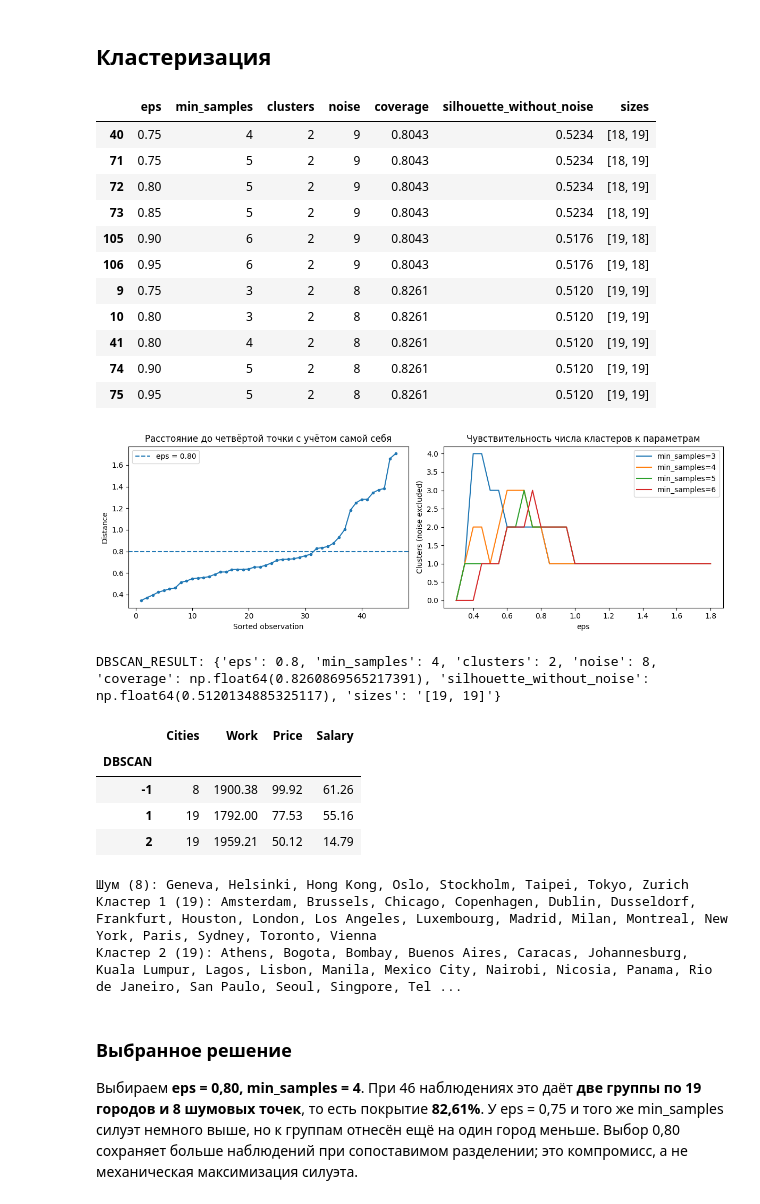
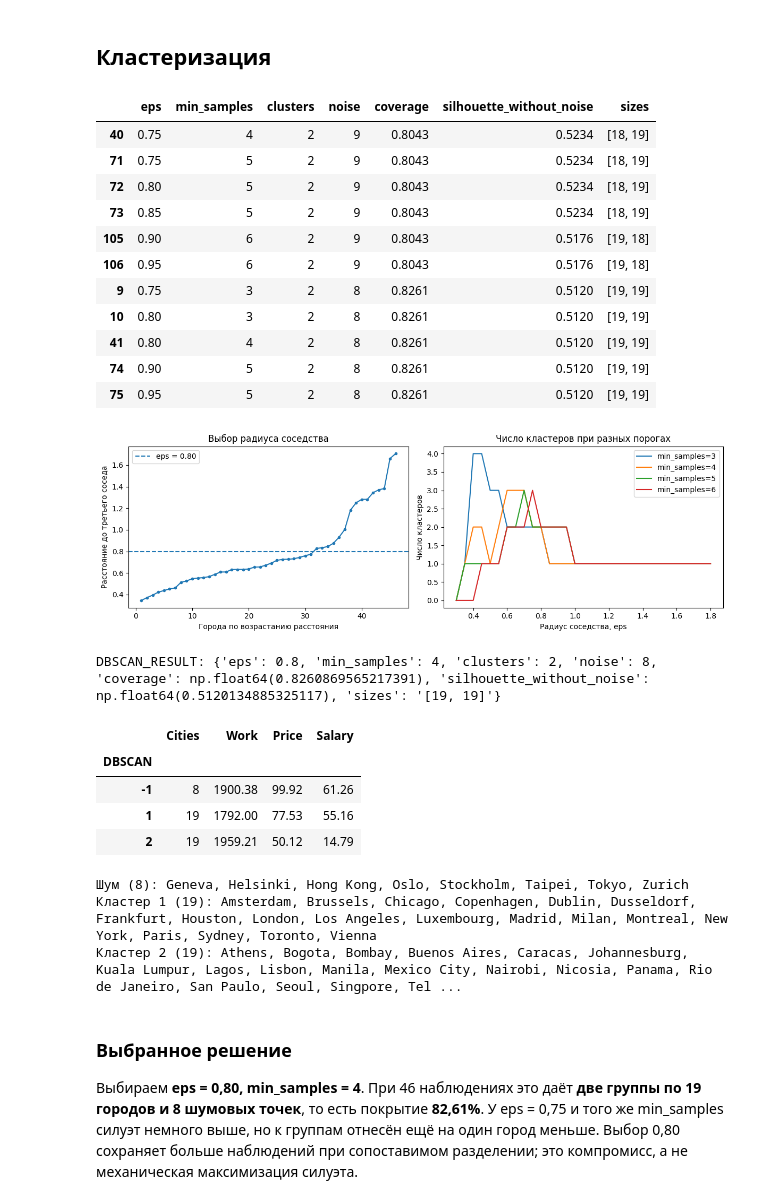
Before and after one commit to IvanManomenov/python_data_analytics, a Jupyter notebook: lab3/lab3_dbscan.ipynb, the cells around one changed output. Cells and saved outputs as stored; diff of their text form; code cells hidden in the pictures.

Commit message:
Simplify DBSCAN parameter plot titles and translate axes

```diff
--- a/lab3/lab3_dbscan.ipynb
+++ b/lab3/lab3_dbscan.ipynb
@@ -53,12 +53,12 @@ fig, axes = plt.subplots(1, 2, figsize=(12, 4))
 neigh_dist = NearestNeighbors(n_neighbors=4).fit(X3).kneighbors(X3)[0][:,-1]
 axes[0].plot(np.arange(1,len(X3)+1), np.sort(neigh_dist), 'o-', markersize=3)
 axes[0].axhline(.8, linestyle='--', label='eps = 0.80')
-axes[0].set(title='Расстояние до четвёртой точки с учётом самой себя', xlabel='Sorted observation', ylabel='Distance')
+axes[0].set(title='Выбор радиуса соседства', xlabel='Города по возрастанию расстояния', ylabel='Расстояние до третьего соседа')
 axes[0].legend()
 for ms in [3,4,5,6]:
     part = db_grid[db_grid.min_samples.eq(ms)]
     axes[1].plot(part.eps, part.clusters, label=f'min_samples={ms}')
-axes[1].set(title='Чувствительность числа кластеров к параметрам', xlabel='eps', ylabel='Clusters (noise excluded)')
+axes[1].set(title='Число кластеров при разных порогах', xlabel='Радиус соседства, eps', ylabel='Число кластеров')
 axes[1].legend(); plt.tight_layout(); plt.show()
 
 # Строим итоговое разбиение при выбранных порогах.
@@ -70,34 +70,34 @@ keep3 = db_raw_labels != -1
 order3 = cities3.assign(temp=db_raw_labels).loc[keep3].groupby('temp').Salary.mean().sort_values(ascending=False).index
 map3 = {int(old):new+1 for new,old in enumerate(order3)}
 db_labels = np.array([map3[int(c)] if c!=-1 else -1 for c in db_raw_labels])
 cities3['DBSCAN'] = db_labels
 # Отмечаем ядровые, граничные и шумовые города.
 is_core3 = np.zeros(len(X3), dtype=bool)
 is_core3[db_model.core_sample_indices_] = True
 cities3['Point_type'] = np.where(db_labels==-1,'noise',np.where(is_core3,'core','border'))
 db_selected = db_metrics(db_eps, db_min_samples)
 print('DBSCAN_RESULT:', db_selected)
 # Выводим размеры, средние признаки и состав групп.
 db_summary = cities3.groupby('DBSCAN').agg(
     Cities=('City','size'), Work=('Work','mean'), Price=('Price','mean'), Salary=('Salary','mean'))
 display(db_summary.round(2))
 for c, part in cities3.groupby('DBSCAN'):
     print(('Шум' if c==-1 else f'Кластер {c}')+f' ({len(part)}):',
           ', '.join(part.City.str.replace('_',' ').sort_values()))
 # %% [output]
 |  | eps | min_samples | clusters | noise | coverage | silhouette_without_noise | sizes |
 | 40 | 0.75 | 4 | 2 | 9 | 0.8043 | 0.5234 | [18, 19] |
 | 71 | 0.75 | 5 | 2 | 9 | 0.8043 | 0.5234 | [18, 19] |
 | 72 | 0.80 | 5 | 2 | 9 | 0.8043 | 0.5234 | [18, 19] |
 | 73 | 0.85 | 5 | 2 | 9 | 0.8043 | 0.5234 | [18, 19] |
 | 105 | 0.90 | 6 | 2 | 9 | 0.8043 | 0.5176 | [19, 18] |
 | 106 | 0.95 | 6 | 2 | 9 | 0.8043 | 0.5176 | [19, 18] |
 | 9 | 0.75 | 3 | 2 | 8 | 0.8261 | 0.5120 | [19, 19] |
 | 10 | 0.80 | 3 | 2 | 8 | 0.8261 | 0.5120 | [19, 19] |
 | 41 | 0.80 | 4 | 2 | 8 | 0.8261 | 0.5120 | [19, 19] |
 | 74 | 0.90 | 5 | 2 | 8 | 0.8261 | 0.5120 | [19, 19] |
 | 75 | 0.95 | 5 | 2 | 8 | 0.8261 | 0.5120 | [19, 19] |
-[figure, old version]
+[figure, new version]
 DBSCAN_RESULT: {'eps': 0.8, 'min_samples': 4, 'clusters': 2, 'noise': 8, 'coverage': np.float64(0.8260869565217391), 'silhouette_without_noise': np.float64(0.5120134885325117), 'sizes': '[19, 19]'}
 |  | Cities | Work | Price | Salary |
 | DBSCAN |  |  |  |  |
```
